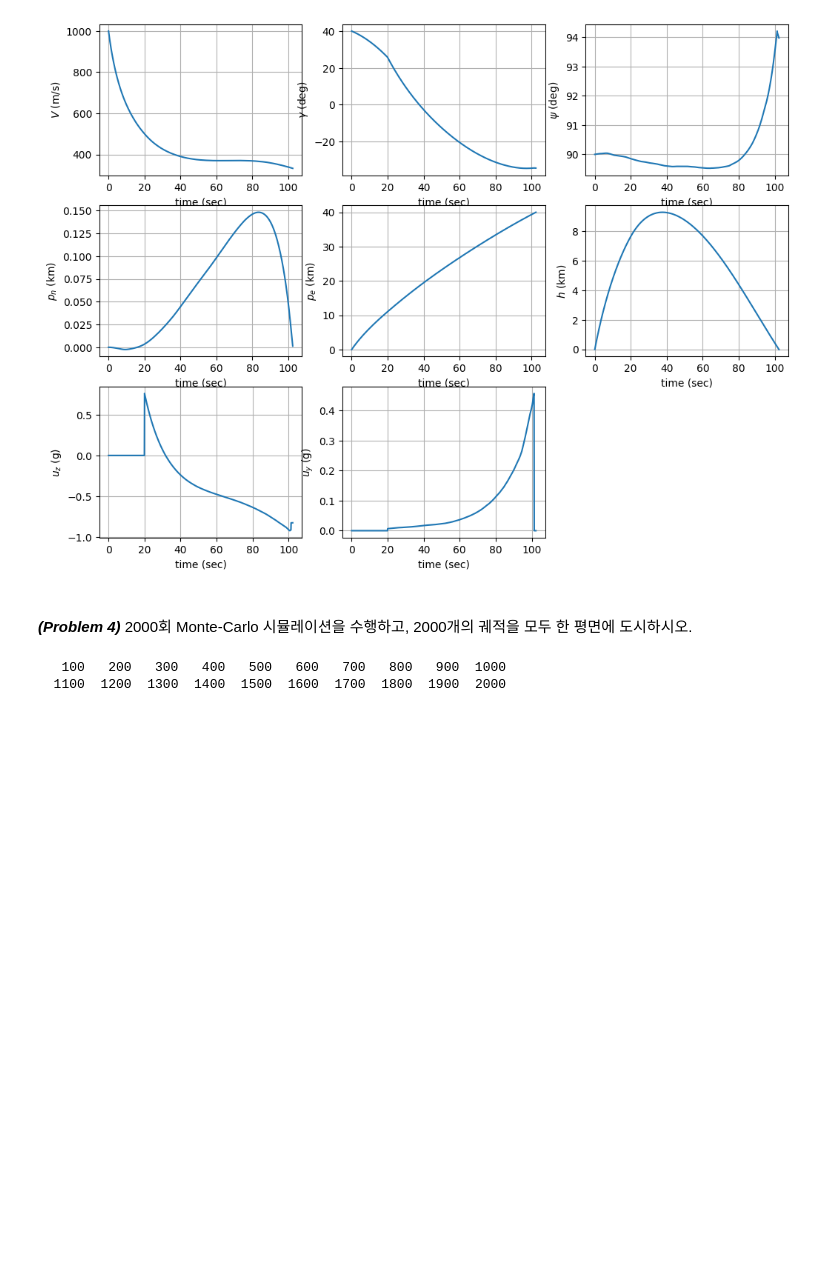
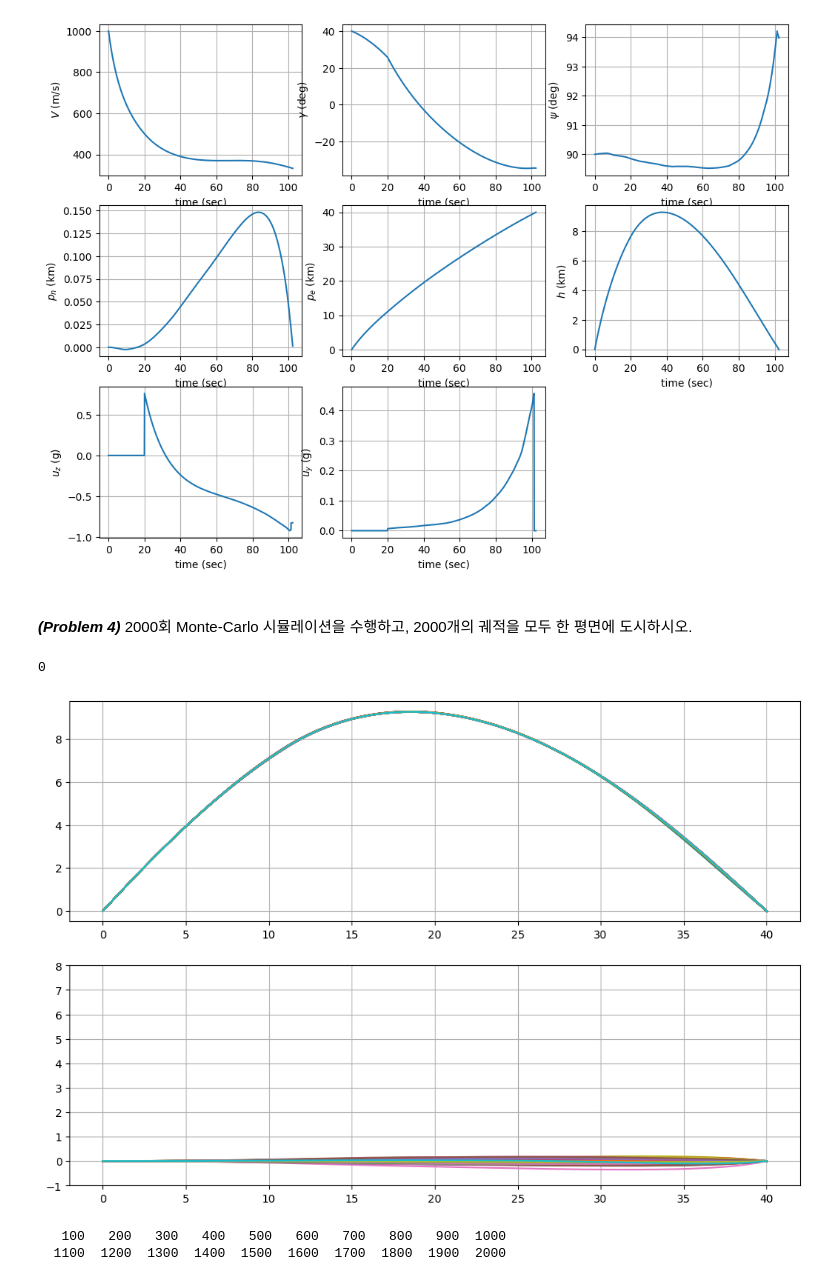
Before and after one commit to imrealhelper/Linear-Algebra, a Jupyter notebook: soft_ware_labs/ase3001_rocket_guidance.ipynb, the cells around one changed output. Cells and saved outputs as stored; diff of their text form; code cells hidden in the pictures; blank space fills up the shorter version.

```diff
--- a/soft_ware_labs/ase3001_rocket_guidance.ipynb
+++ b/soft_ware_labs/ase3001_rocket_guidance.ipynb
@@ -472,8 +472,8 @@ def compute_guidance_cmd(t,state,p_target,v_target):
   else:
   ##################
   # your code here #
-    p_m = np.array([pn, pe, h])
-    p_r = p_m-p_target
+    p_m = np.array([pn, pe, -h])
+    p_r = p_target - p_m
     rho = 1.225*(1-2.256e-5*h)**5.256
     c_gam, s_gam = np.cos(gamma), np.sin(gamma)
     c_psi, s_psi = np.cos(psi),   np.sin(psi)
@@ -481,11 +481,10 @@ def compute_guidance_cmd(t,state,p_target,v_target):
     ve = V*c_gam*s_psi
     vd = -V*s_gam
     v_m= np.array([vn, ve, vd])
-    v_r = v_m - v_target
+    v_r =  v_target - v_m
     Omega = np.cross(p_r, v_r) / np.linalg.norm(p_r)**2
     a_cmd = 3*np.cross(v_r, Omega)
     t_go = np.linalg.norm(p_r) / np.linalg.norm(v_r)
-    print(t_go)
     if t_go < t_cutoff:
       a_cmd = np.zeros_like(a_cmd)
 
@@ -664,3 +630,69 @@ n_mc = 2000               # number of Monte-Carlo runs
+# %%
+# integration parameters
+tf = 200                  # final time
+dt = 0.1                  # step size
+t = np.arange(0, tf, dt)  # time (tentative)
+N = len(t)                # number of time steps
+
+# initial conditions
+V = 1000.0                # velocity
+gamma = 40*Deg2Rad        # flight path angle
+psi = 90*Deg2Rad          # heading
+pn, pe, h = np.zeros(3)   # position
+init = [V, gamma, psi, pn, pe, h]
+
+# Monte-Carlo simulation parameter
+n_mc = 100               # number of Monte-Carlo runs
+
+
+
+def simulate():
+  # initialize time
+  t = np.arange(0, tf, dt)  # time (tentative)
+  N = len(t)                # number of time steps
+
+  # initial wind
+  v_w = 5*np.random.randn(3)
+  v_w[-1] = 0
+
+  # numerical integration
+  state = np.zeros((N,len(init)))
+  state[0] = init
+  u = compute_guidance_cmd(t[0],state[0],p_target,v_target)
+  deriv_p = state_derivative(state[0],v_w,u)
+  for k in range(N-1):
+    u = compute_guidance_cmd(t[k],state[k],p_target,v_target)
+    deriv = state_derivative(state[k],v_w,u)
+    state[k+1] = state[k] + dt*(3*deriv - deriv_p)/2
+    v_w[0] += np.random.randn()
+    v_w[1] += np.random.randn()
+    deriv_p = deriv
+    if state[k,-1]<0:       # termination condition
+      break;                # break if the last state variable (h) is negative
+
+  # solution
+  t_s = t[:k+1]             # time
+  state = state[:k+1]       # state history
+  return state
+plt.figure(figsize = [12,8])
+for i in range(n_mc):
+  state = simulate()
+  if i%100 == 0:
+    print(i)
+  plt.subplot(2,1,1)
+  plt.plot(state[:,4]/1000, state[:,5]/1000)
+  plt.subplot(2,1,2)
+
+  plt.plot(state[:,4]/1000, state[:,3]/1000)
+  plt.ylim([-1,8])
+plt.subplot(2,1,1)
+plt.grid()
+plt.subplot(2,1,2)
+plt.grid()
+plt.show()
+# %% [output]
+0
+[figure, added]
 # %%
 ##################
 # your code here #
```
Also changed, not shown: parts of 6 cells of this notebook.
